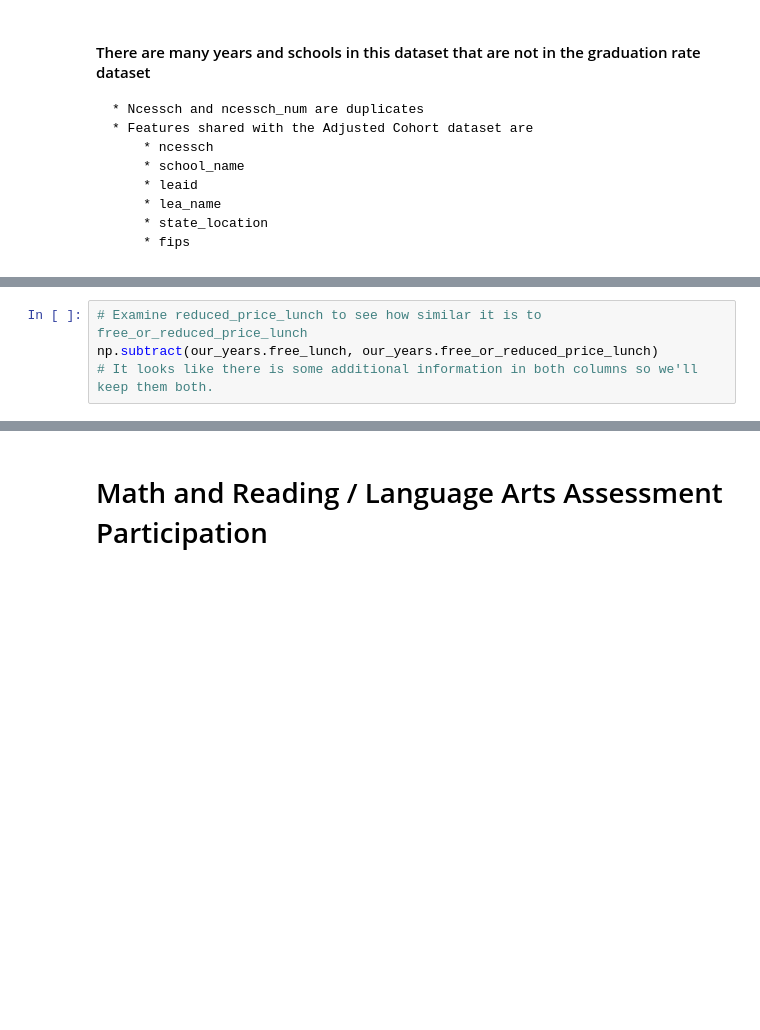
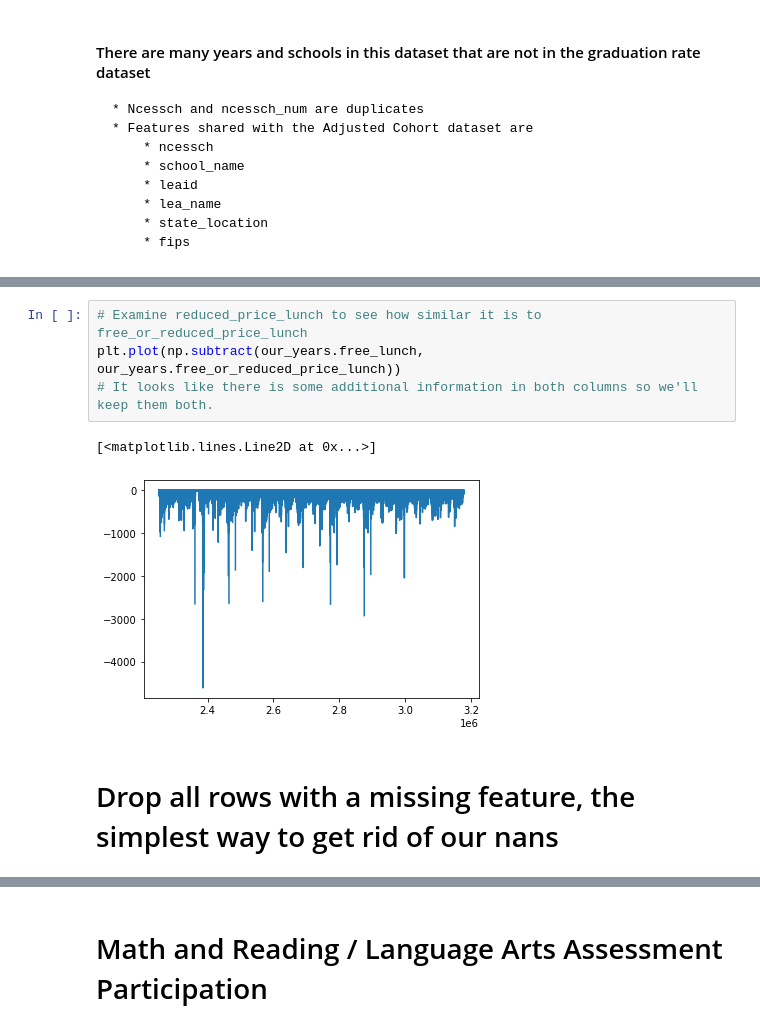
Before and after one commit to georgetown-analytics/student-outcomes, a Jupyter notebook: notebooks/ingestion.ipynb, the cells around one changed output, grey strips where cells are left out. Cells and saved outputs as stored; diff of their text form; blank space fills up the shorter version.

```diff
--- a/notebooks/ingestion.ipynb
+++ b/notebooks/ingestion.ipynb
@@ -396,5 +341,10 @@ missingno.matrix(our_years)
 # %%
 # Examine reduced_price_lunch to see how similar it is to free_or_reduced_price_lunch
-np.subtract(our_years.free_lunch, our_years.free_or_reduced_price_lunch)
+plt.plot(np.subtract(our_years.free_lunch, our_years.free_or_reduced_price_lunch))
 # It looks like there is some additional information in both columns so we'll keep them both.
+# %% [output]
+[<matplotlib.lines.Line2D at 0x...>]
+[figure, added]
+# %% [markdown]
+# Drop all rows with a missing feature, the simplest way to get rid of our nans
 # %%
```
Also changed, not shown: parts of 51 cells of this notebook, 11 other files.
